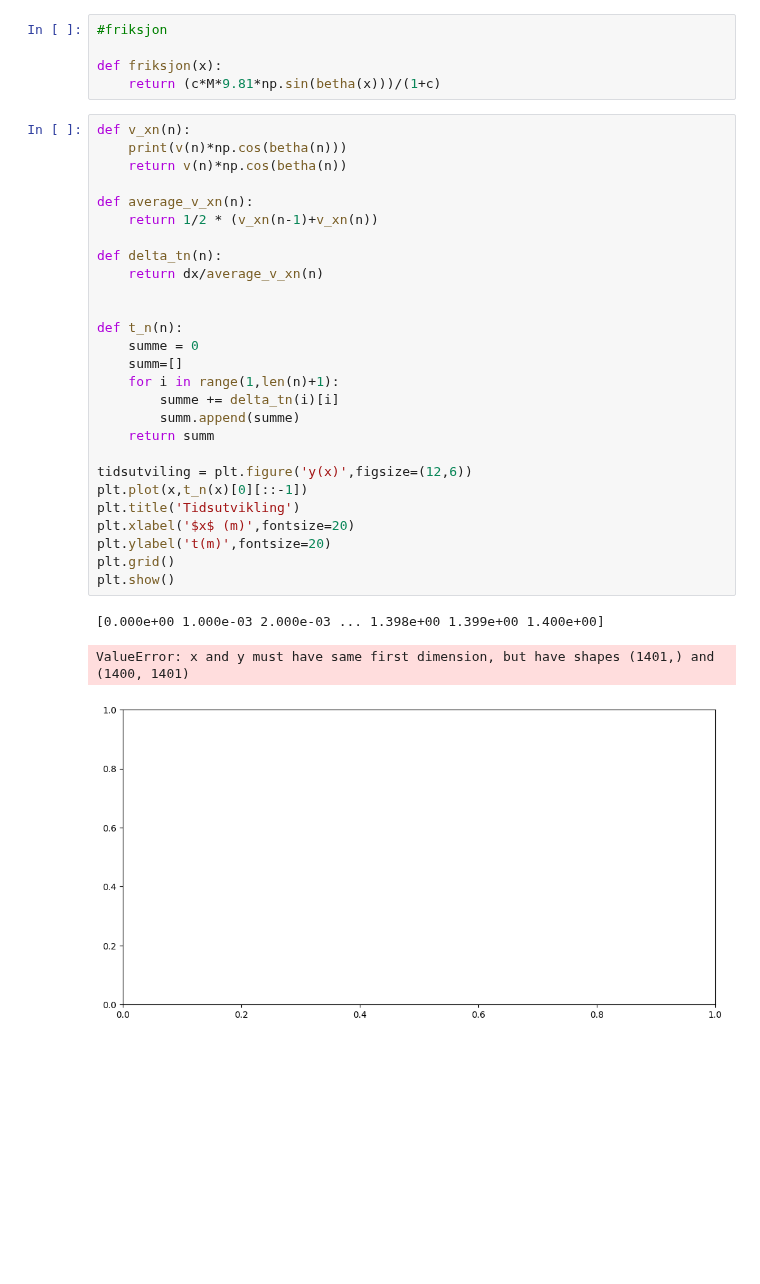
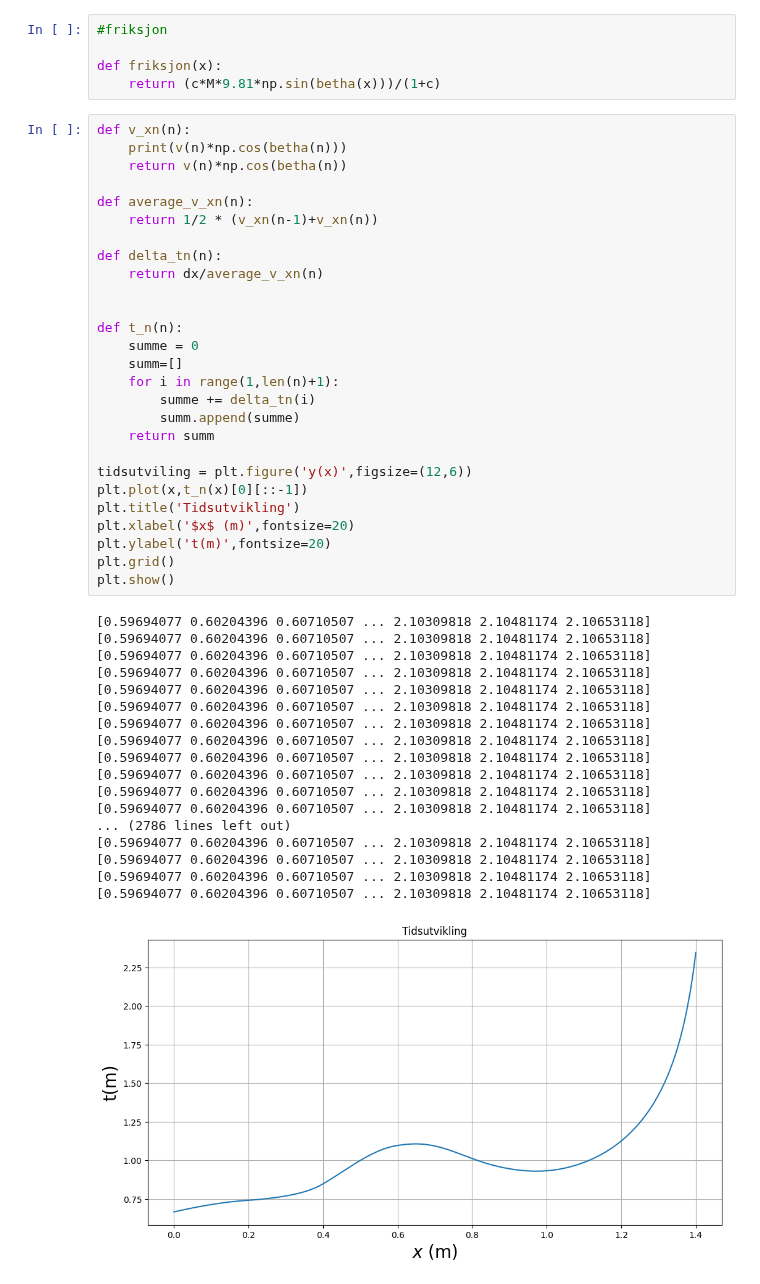
Before and after one commit to KSkrede/FysikkLab, a Jupyter notebook: FysikkLab.ipynb, the cells around one changed output. Drawn from its saved outputs; the diff is of its cells as text; blank space fills up the shorter version.

Commit message:
Getting a graph yo

```diff
--- a/FysikkLab.ipynb
+++ b/FysikkLab.ipynb
@@ -182,31 +182,46 @@ def friksjon(x):
 # %%
 def v_xn(n):
     print(v(n)*np.cos(betha(n)))
     return v(n)*np.cos(betha(n))
 
 def average_v_xn(n):
     return 1/2 * (v_xn(n-1)+v_xn(n))
 
 def delta_tn(n):
     return dx/average_v_xn(n)
 
 
 def t_n(n):
     summe = 0
     summ=[]
     for i in range(1,len(n)+1):
-        summe += delta_tn(i)[i]
+        summe += delta_tn(i)
         summ.append(summe)
     return summ
 
 tidsutviling = plt.figure('y(x)',figsize=(12,6))
 plt.plot(x,t_n(x)[0][::-1])
 plt.title('Tidsutvikling')
 plt.xlabel('$x$ (m)',fontsize=20)
 plt.ylabel('t(m)',fontsize=20)
 plt.grid()
 plt.show()
 # %% [output]
-[0.000e+00 1.000e-03 2.000e-03 ... 1.398e+00 1.399e+00 1.400e+00]
+[0.59694077 0.60204396 0.60710507 ... 2.10309818 2.10481174 2.10653118]
+[0.59694077 0.60204396 0.60710507 ... 2.10309818 2.10481174 2.10653118]
+[0.59694077 0.60204396 0.60710507 ... 2.10309818 2.10481174 2.10653118]
+[0.59694077 0.60204396 0.60710507 ... 2.10309818 2.10481174 2.10653118]
+[0.59694077 0.60204396 0.60710507 ... 2.10309818 2.10481174 2.10653118]
+[0.59694077 0.60204396 0.60710507 ... 2.10309818 2.10481174 2.10653118]
+[0.59694077 0.60204396 0.60710507 ... 2.10309818 2.10481174 2.10653118]
+[0.59694077 0.60204396 0.60710507 ... 2.10309818 2.10481174 2.10653118]
+[0.59694077 0.60204396 0.60710507 ... 2.10309818 2.10481174 2.10653118]
+[0.59694077 0.60204396 0.60710507 ... 2.10309818 2.10481174 2.10653118]
+[0.59694077 0.60204396 0.60710507 ... 2.10309818 2.10481174 2.10653118]
+[0.59694077 0.60204396 0.60710507 ... 2.10309818 2.10481174 2.10653118]
+... (2786 lines left out)
+[0.59694077 0.60204396 0.60710507 ... 2.10309818 2.10481174 2.10653118]
+[0.59694077 0.60204396 0.60710507 ... 2.10309818 2.10481174 2.10653118]
+[0.59694077 0.60204396 0.60710507 ... 2.10309818 2.10481174 2.10653118]
+[0.59694077 0.60204396 0.60710507 ... 2.10309818 2.10481174 2.10653118]
-ValueError: x and y must have same first dimension, but have shapes (1401,) and (1400, 1401)
-[figure, old version]
+[figure, new version]
```
Also changed, not shown: parts of 5 cells of this notebook.
